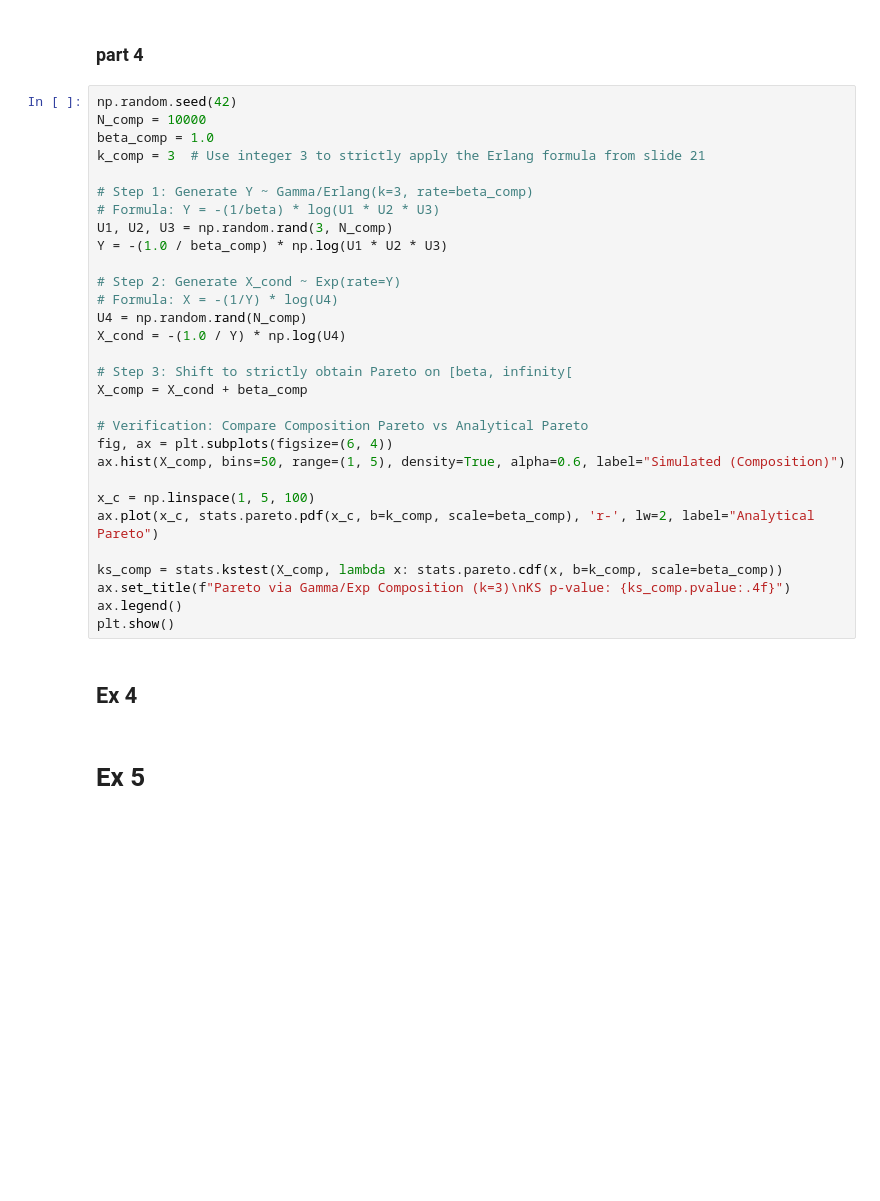
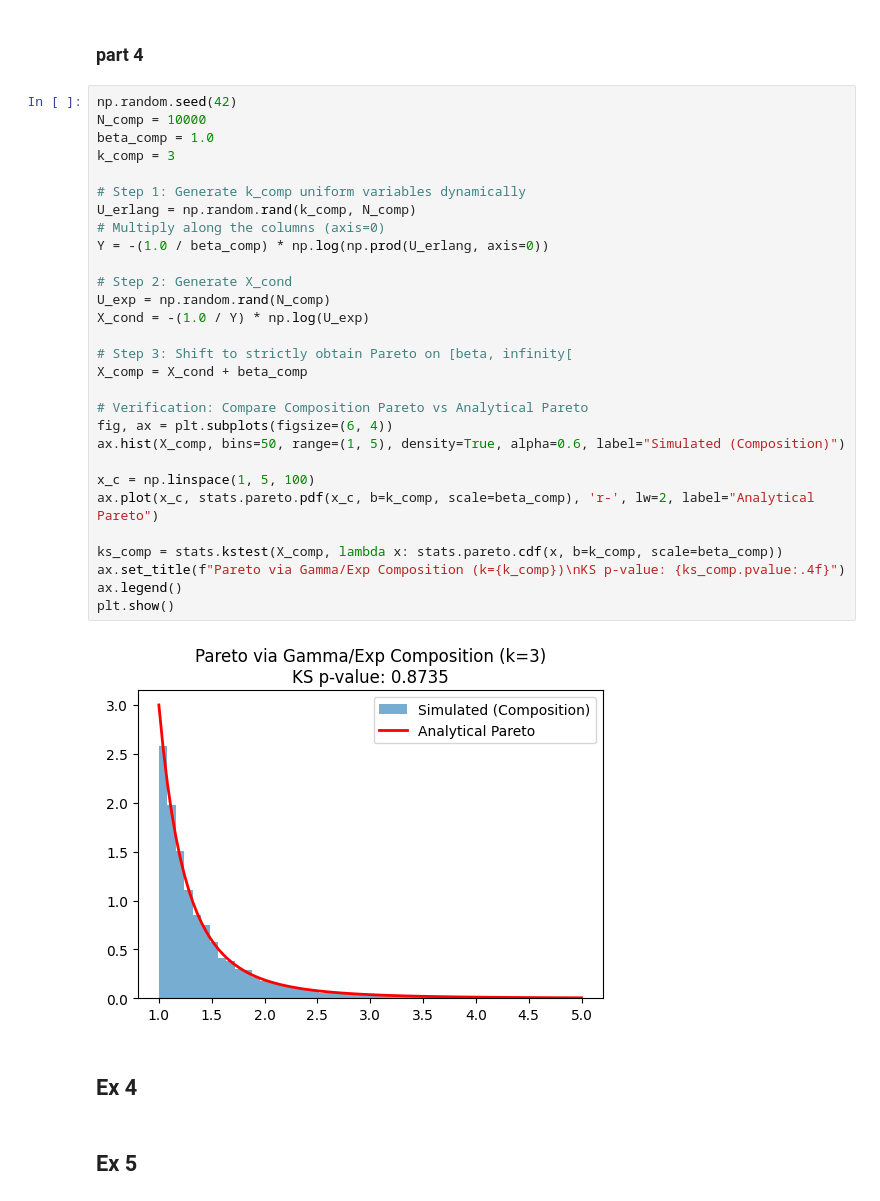
Before and after one commit to markus1573/stokastisk-simulering, a Jupyter notebook: Markus/week1.ipynb, the cells around one changed output. Drawn from its saved outputs; the diff is of its cells as text; blank space fills up the shorter version.

```diff
--- a/Markus/week1.ipynb
+++ b/Markus/week1.ipynb
@@ -1217,34 +1258,35 @@ plt.show()
 # %%
 np.random.seed(42)
 N_comp = 10000
 beta_comp = 1.0
-k_comp = 3  # Use integer 3 to strictly apply the Erlang formula from slide 21
+k_comp = 3
 
-# Step 1: Generate Y ~ Gamma/Erlang(k=3, rate=beta_comp)
-# Formula: Y = -(1/beta) * log(U1 * U2 * U3)
-U1, U2, U3 = np.random.rand(3, N_comp)
-Y = -(1.0 / beta_comp) * np.log(U1 * U2 * U3)
+# Step 1: Generate k_comp uniform variables dynamically
+U_erlang = np.random.rand(k_comp, N_comp)
+# Multiply along the columns (axis=0)
+Y = -(1.0 / beta_comp) * np.log(np.prod(U_erlang, axis=0))
 
-# Step 2: Generate X_cond ~ Exp(rate=Y)
-# Formula: X = -(1/Y) * log(U4)
-U4 = np.random.rand(N_comp)
-X_cond = -(1.0 / Y) * np.log(U4)
+# Step 2: Generate X_cond
+U_exp = np.random.rand(N_comp)
+X_cond = -(1.0 / Y) * np.log(U_exp)
 
 # Step 3: Shift to strictly obtain Pareto on [beta, infinity[
 X_comp = X_cond + beta_comp
 
 # Verification: Compare Composition Pareto vs Analytical Pareto
 fig, ax = plt.subplots(figsize=(6, 4))
 ax.hist(X_comp, bins=50, range=(1, 5), density=True, alpha=0.6, label="Simulated (Composition)")
 
 x_c = np.linspace(1, 5, 100)
 ax.plot(x_c, stats.pareto.pdf(x_c, b=k_comp, scale=beta_comp), 'r-', lw=2, label="Analytical Pareto")
 
 ks_comp = stats.kstest(X_comp, lambda x: stats.pareto.cdf(x, b=k_comp, scale=beta_comp))
-ax.set_title(f"Pareto via Gamma/Exp Composition (k=3)\nKS p-value: {ks_comp.pvalue:.4f}")
+ax.set_title(f"Pareto via Gamma/Exp Composition (k={k_comp})\nKS p-value: {ks_comp.pvalue:.4f}")
 ax.legend()
 plt.show()
+# %% [output]
+[figure, added]
 # %% [markdown]
 ## Ex 4
 # %% [markdown]
-# Ex 5
+## Ex 5
```
Also changed, not shown: parts of 5 cells of this notebook, 3 other files.
